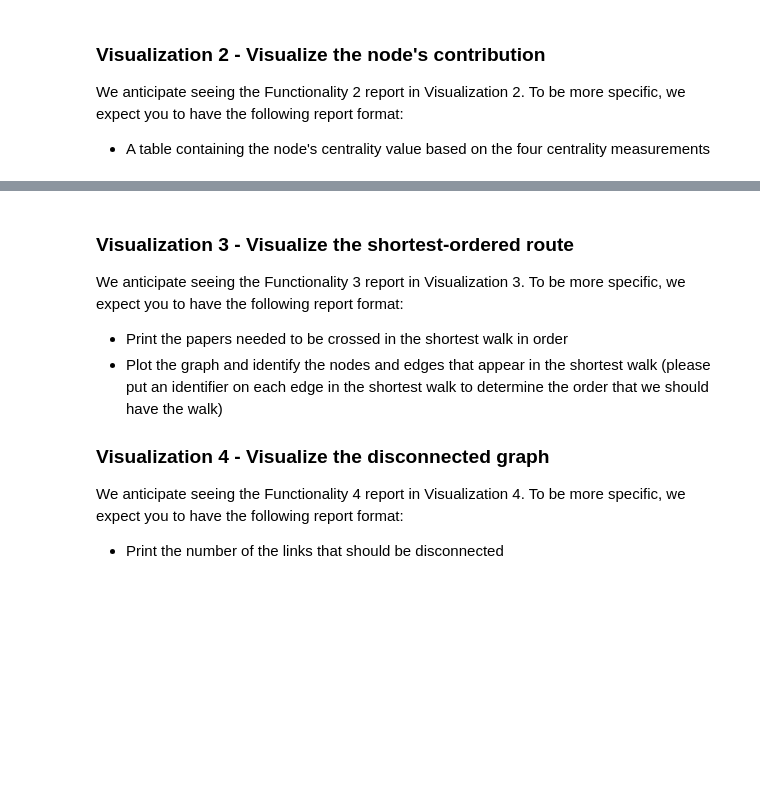
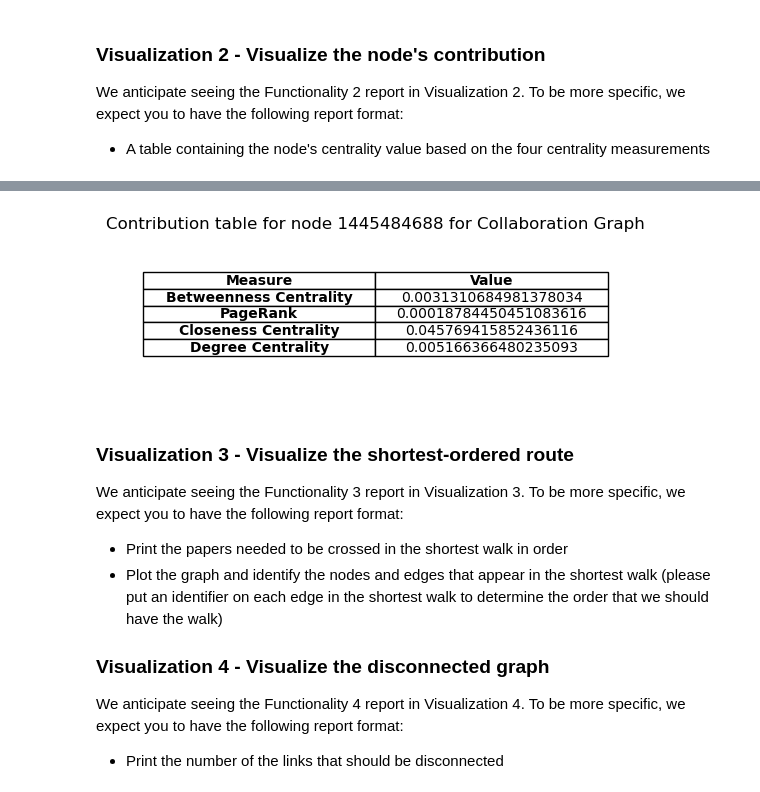
Before and after one commit to LorenzoPannacci/ADM-HW5, a Jupyter notebook: main.ipynb, the cells around one changed output, grey strips where cells are left out. Drawn from its saved outputs; the diff is of its cells as text; code cells hidden in the pictures; blank space fills up the shorter version.

```diff
--- a/main.ipynb
+++ b/main.ipynb
@@ -874,3 +883,8 @@ visualization = reload(visualization)
+# %%
+centrality_data_col = functionality.calculate_centralities(G_collaboration, 'Collaboration Graph', 1445484688)
+visualization.visualization_2(centrality_data_col)
+# %% [output]
+[figure, added]
 # %% [markdown]
  ### Visualization 3 - Visualize the shortest-ordered route
  We anticipate seeing the Functionality 3 report in Visualization 3. To be more specific, we expect you to have the following report format:
```
Also changed, not shown: parts of 3 cells of this notebook, 2 other files.
